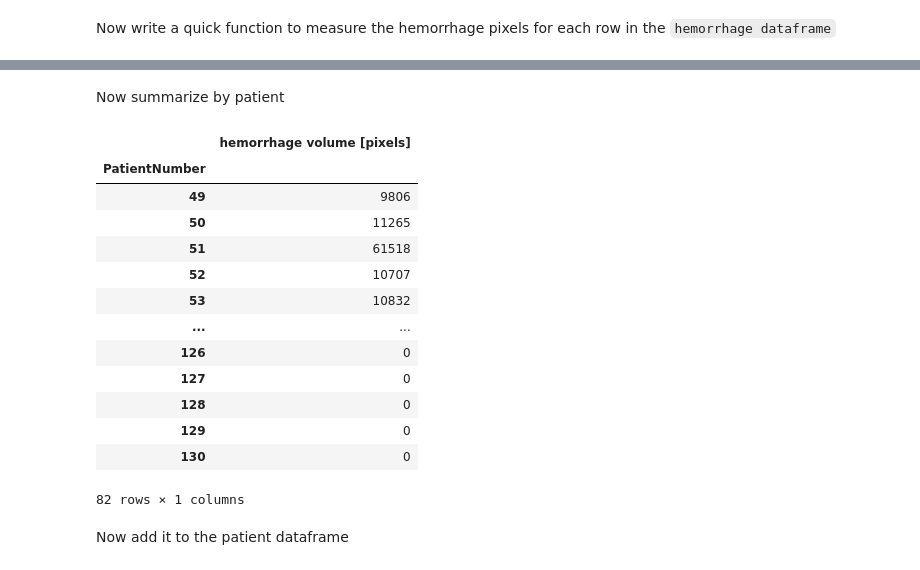
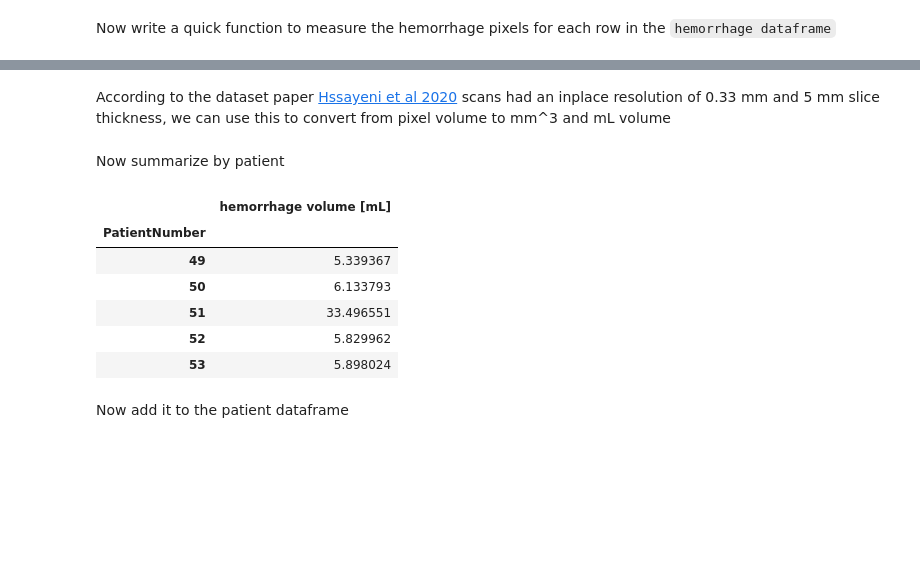
Before and after one commit to brandonjnelsonFDA/PedSilicoICH, a Jupyter notebook: notebooks/basic_eda.ipynb, the cells around one changed output, grey strips where cells are left out. Drawn from its saved outputs; the diff is of its cells as text; code cells hidden in the pictures; blank space fills up the shorter version.

```diff
--- a/notebooks/basic_eda.ipynb
+++ b/notebooks/basic_eda.ipynb
@@ -313,23 +310,23 @@ hemorrhages_df
+# %% [markdown]
+According to the dataset paper [Hssayeni et al 2020](https://www.mdpi.com/2306-5729/5/1/14) scans had an inplace resolution of 0.33 mm and 5 mm slice thickness, we can use this to convert from pixel volume to mm^3 and mL volume
+# %%
+slice_thickness_mm = 5
+pixel_size_mm = 0.33
+mm3_per_ml = 1000
+hemorrhages_df['hemorrhage volume [mL]'] = hemorrhages_df['hemorrhage volume [pixels]'].apply(lambda o: o*slice_thickness_mm*pixel_size_mm**2/mm3_per_ml)
 # %% [markdown]
 Now summarize by patient
 # %%
-hemorrhage_volume_summary = hemorrhages_df[['PatientNumber', 'hemorrhage volume [pixels]']].groupby(['PatientNumber']).sum()
-hemorrhage_volume_summary
+hemorrhage_volume_summary = hemorrhages_df[['PatientNumber', 'hemorrhage volume [mL]']].groupby(['PatientNumber']).sum()
+hemorrhage_volume_summary.head()
 # %% [output]
-|  | hemorrhage volume [pixels] |
+|  | hemorrhage volume [mL] |
 | PatientNumber |  |
-| 49 | 9806 |
-| 50 | 11265 |
-| 51 | 61518 |
-| 52 | 10707 |
-| 53 | 10832 |
-| ... | ... |
-| 126 | 0 |
-| 127 | 0 |
-| 128 | 0 |
-| 129 | 0 |
-| 130 | 0 |
+| 49 | 5.339367 |
+| 50 | 6.133793 |
+| 51 | 33.496551 |
+| 52 | 5.829962 |
+| 53 | 5.898024 |
-82 rows × 1 columns
 # %% [markdown]
 Now add it to the patient dataframe
 # %%
```
Also changed, not shown: parts of 16 cells of this notebook.
